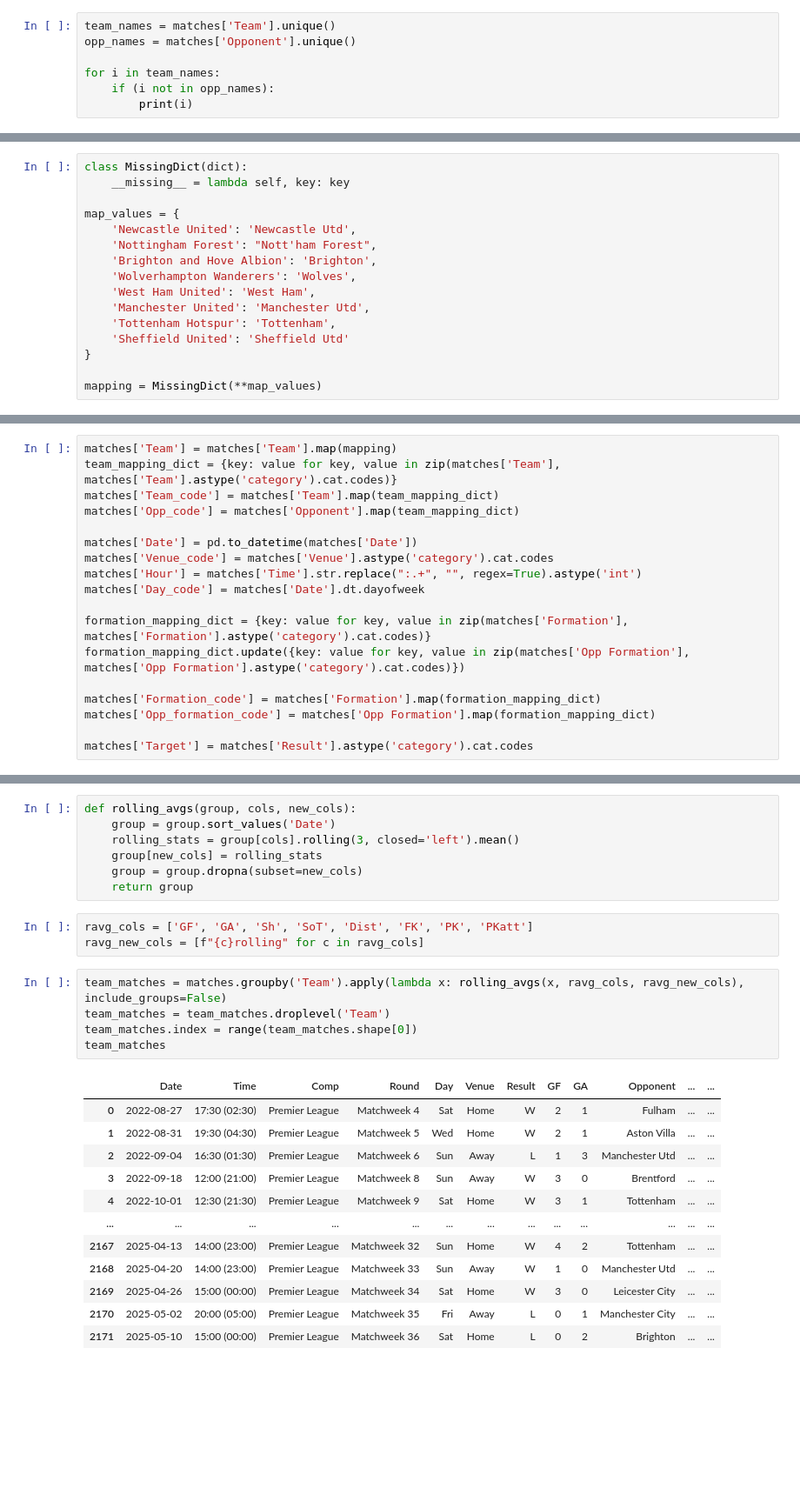
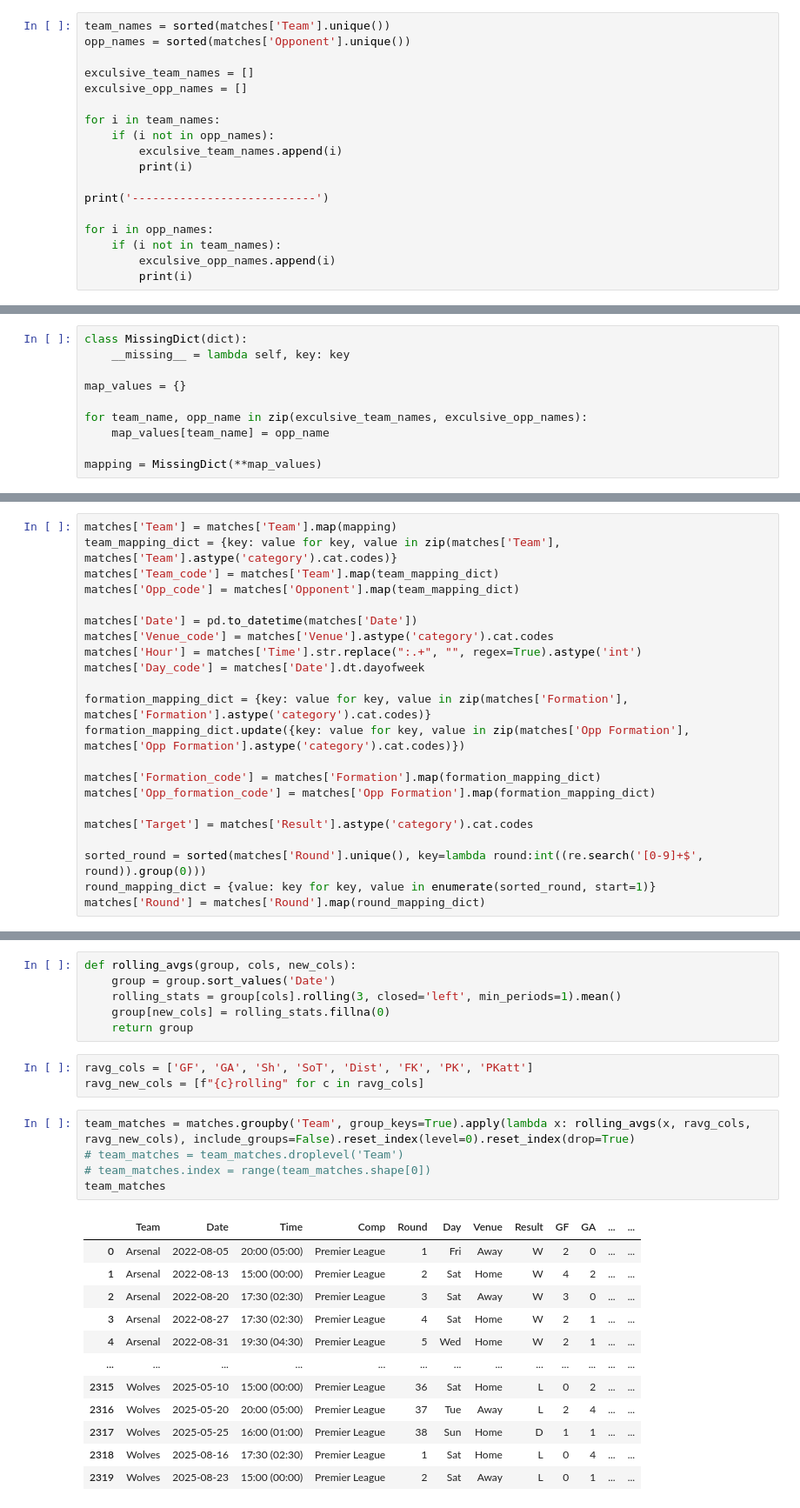
Before and after one commit to Ivan-engunsw/FPLPredict, a Jupyter notebook: mode.ipynb, the cells around one changed output, grey strips where cells are left out. Shown at 87% size. Saved outputs shown, nothing was run; the diff lists cells and outputs as text; blank space fills up the shorter version.

```diff
--- a/mode.ipynb
+++ b/mode.ipynb
@@ -72,10 +78,21 @@ Season             int64
 Team              object
 dtype: object
 # %%
-team_names = matches['Team'].unique()
-opp_names = matches['Opponent'].unique()
+team_names = sorted(matches['Team'].unique())
+opp_names = sorted(matches['Opponent'].unique())
+
+exculsive_team_names = []
+exculsive_opp_names = []
 
 for i in team_names:
     if (i not in opp_names):
+        exculsive_team_names.append(i)
         print(i)
+
+print('---------------------------')
+
+for i in opp_names:
+    if (i not in team_names):
+        exculsive_opp_names.append(i)
+        print(i)
 # %% [output]
@@ -91,16 +117,10 @@ Sheffield United
 class MissingDict(dict):
     __missing__ = lambda self, key: key
 
-map_values = {
-    'Newcastle United': 'Newcastle Utd',
-    'Nottingham Forest': "Nott'ham Forest",
-    'Brighton and Hove Albion': 'Brighton',
-    'Wolverhampton Wanderers': 'Wolves',
-    'West Ham United': 'West Ham',
-    'Manchester United': 'Manchester Utd',
-    'Tottenham Hotspur': 'Tottenham',
-    'Sheffield United': 'Sheffield Utd'
-}
+map_values = {}
+
+for team_name, opp_name in zip(exculsive_team_names, exculsive_opp_names):
+    map_values[team_name] = opp_name
 
 mapping = MissingDict(**map_values)
 # %%
@@ -131,6 +151,10 @@ matches['Formation_code'] = matches['Formation'].map(formation_mapping_dict)
 matches['Opp_formation_code'] = matches['Opp Formation'].map(formation_mapping_dict)
 
 matches['Target'] = matches['Result'].astype('category').cat.codes
+
+sorted_round = sorted(matches['Round'].unique(), key=lambda round:int((re.search('[0-9]+$', round)).group(0)))
+round_mapping_dict = {value: key for key, value in enumerate(sorted_round, start=1)}
+matches['Round'] = matches['Round'].map(round_mapping_dict)
 # %%
 matches['Target'].value_counts()
 # %% [output]
@@ -142,28 +166,27 @@ Name: count, dtype: int64
 # %%
 def rolling_avgs(group, cols, new_cols):
     group = group.sort_values('Date')
-    rolling_stats = group[cols].rolling(3, closed='left').mean()
-    group[new_cols] = rolling_stats
-    group = group.dropna(subset=new_cols)
+    rolling_stats = group[cols].rolling(3, closed='left', min_periods=1).mean()
+    group[new_cols] = rolling_stats.fillna(0)
     return group
 # %%
 ravg_cols = ['GF', 'GA', 'Sh', 'SoT', 'Dist', 'FK', 'PK', 'PKatt']
 ravg_new_cols = [f"{c}rolling" for c in ravg_cols]
 # %%
-team_matches = matches.groupby('Team').apply(lambda x: rolling_avgs(x, ravg_cols, ravg_new_cols), include_groups=False)
-team_matches = team_matches.droplevel('Team')
-team_matches.index = range(team_matches.shape[0])
+team_matches = matches.groupby('Team', group_keys=True).apply(lambda x: rolling_avgs(x, ravg_cols, ravg_new_cols), include_groups=False).reset_index(level=0).reset_index(drop=True)
+# team_matches = team_matches.droplevel('Team')
+# team_matches.index = range(team_matches.shape[0])
 team_matches
 # %% [output]
-|  | Date | Time | Comp | Round | Day | Venue | Result | GF | GA | Opponent | ... | ... |
-| 0 | 2022-08-27 | 17:30 (02:30) | Premier League | Matchweek 4 | Sat | Home | W | 2 | 1 | Fulham | ... | ... |
-| 1 | 2022-08-31 | 19:30 (04:30) | Premier League | Matchweek 5 | Wed | Home | W | 2 | 1 | Aston Villa | ... | ... |
-| 2 | 2022-09-04 | 16:30 (01:30) | Premier League | Matchweek 6 | Sun | Away | L | 1 | 3 | Manchester Utd | ... | ... |
-| 3 | 2022-09-18 | 12:00 (21:00) | Premier League | Matchweek 8 | Sun | Away | W | 3 | 0 | Brentford | ... | ... |
-| 4 | 2022-10-01 | 12:30 (21:30) | Premier League | Matchweek 9 | Sat | Home | W | 3 | 1 | Tottenham | ... | ... |
+|  | Team | Date | Time | Comp | Round | Day | Venue | Result | GF | GA | ... | ... |
+| 0 | Arsenal | 2022-08-05 | 20:00 (05:00) | Premier League | 1 | Fri | Away | W | 2 | 0 | ... | ... |
+| 1 | Arsenal | 2022-08-13 | 15:00 (00:00) | Premier League | 2 | Sat | Home | W | 4 | 2 | ... | ... |
+| 2 | Arsenal | 2022-08-20 | 17:30 (02:30) | Premier League | 3 | Sat | Away | W | 3 | 0 | ... | ... |
+| 3 | Arsenal | 2022-08-27 | 17:30 (02:30) | Premier League | 4 | Sat | Home | W | 2 | 1 | ... | ... |
+| 4 | Arsenal | 2022-08-31 | 19:30 (04:30) | Premier League | 5 | Wed | Home | W | 2 | 1 | ... | ... |
 | ... | ... | ... | ... | ... | ... | ... | ... | ... | ... | ... | ... | ... |
-| 2167 | 2025-04-13 | 14:00 (23:00) | Premier League | Matchweek 32 | Sun | Home | W | 4 | 2 | Tottenham | ... | ... |
-| 2168 | 2025-04-20 | 14:00 (23:00) | Premier League | Matchweek 33 | Sun | Away | W | 1 | 0 | Manchester Utd | ... | ... |
-| 2169 | 2025-04-26 | 15:00 (00:00) | Premier League | Matchweek 34 | Sat | Home | W | 3 | 0 | Leicester City | ... | ... |
-| 2170 | 2025-05-02 | 20:00 (05:00) | Premier League | Matchweek 35 | Fri | Away | L | 0 | 1 | Manchester City | ... | ... |
-| 2171 | 2025-05-10 | 15:00 (00:00) | Premier League | Matchweek 36 | Sat | Home | L | 0 | 2 | Brighton | ... | ... |
+| 2315 | Wolves | 2025-05-10 | 15:00 (00:00) | Premier League | 36 | Sat | Home | L | 0 | 2 | ... | ... |
+| 2316 | Wolves | 2025-05-20 | 20:00 (05:00) | Premier League | 37 | Tue | Away | L | 2 | 4 | ... | ... |
+| 2317 | Wolves | 2025-05-25 | 16:00 (01:00) | Premier League | 38 | Sun | Home | D | 1 | 1 | ... | ... |
+| 2318 | Wolves | 2025-08-16 | 17:30 (02:30) | Premier League | 1 | Sat | Home | L | 0 | 4 | ... | ... |
+| 2319 | Wolves | 2025-08-23 | 15:00 (00:00) | Premier League | 2 | Sat | Away | L | 0 | 1 | ... | ... |
```
Also changed, not shown: parts of 29 cells of this notebook, 3 other files.
